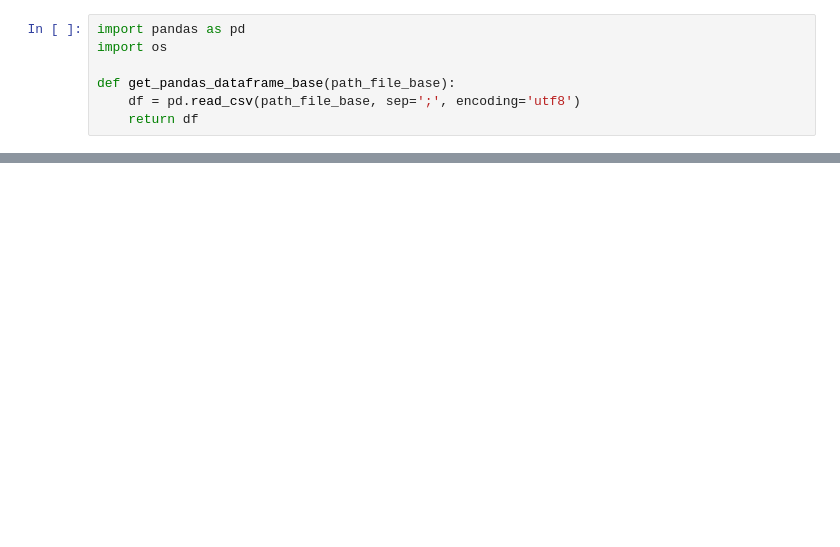
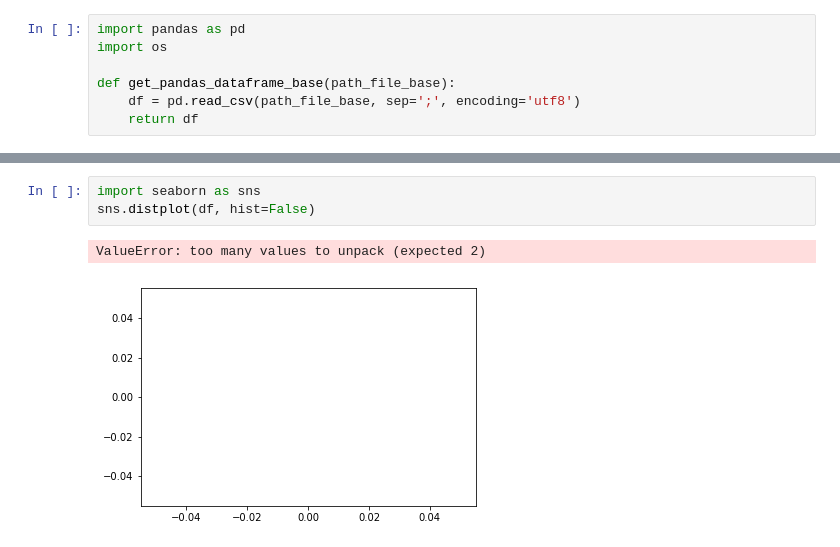
Before and after one commit to royopa/deral-scraper, a Jupyter notebook: analise.ipynb, the cells around one changed output, grey strips where cells are left out. Cells and saved outputs as stored; diff of their text form; blank space fills up the shorter version.

```diff
--- a/analise.ipynb
+++ b/analise.ipynb
@@ -96,0 +99,6 @@ df.tail()
+# %%
+import seaborn as sns
+sns.distplot(df, hist=False)
+# %% [output]
+ValueError: too many values to unpack (expected 2)
+[figure, added]
```
Also changed, not shown: parts of 5 cells of this notebook, 5 other files.
